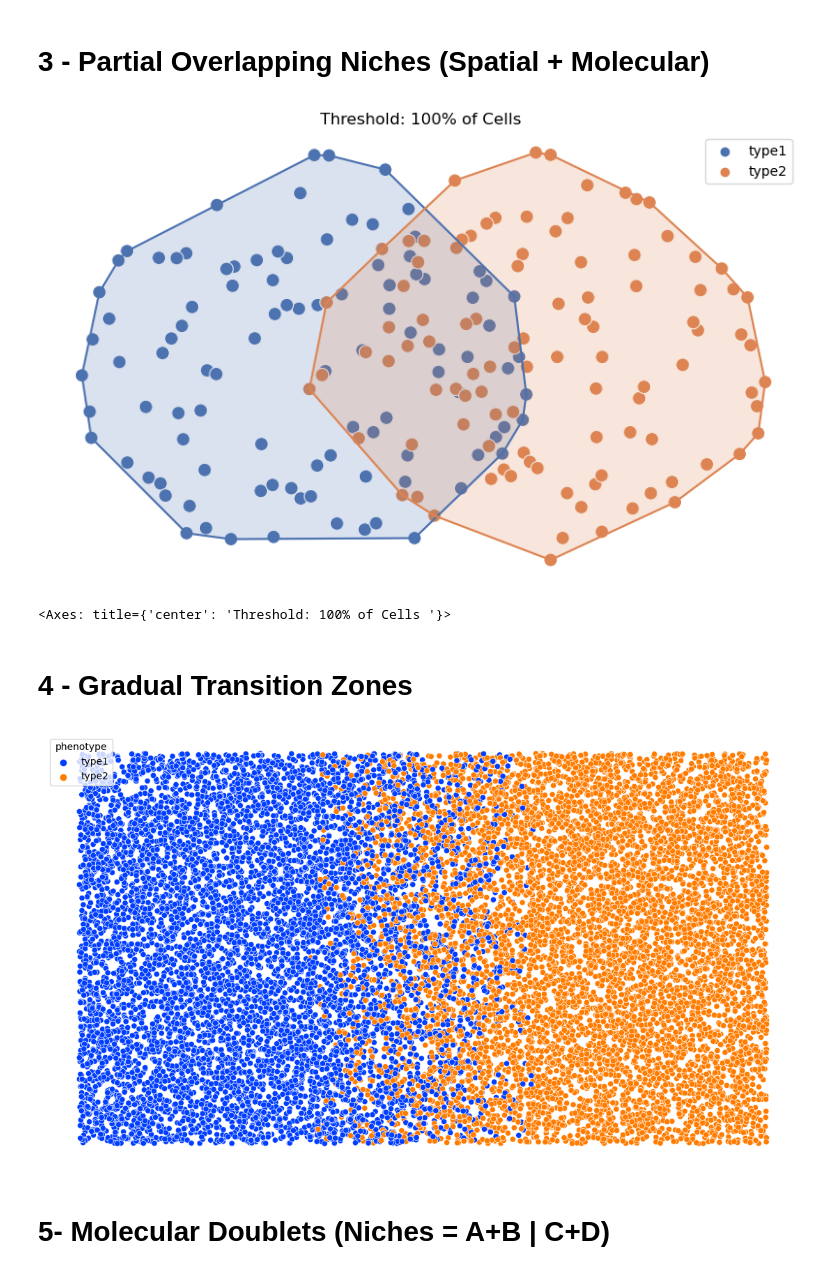
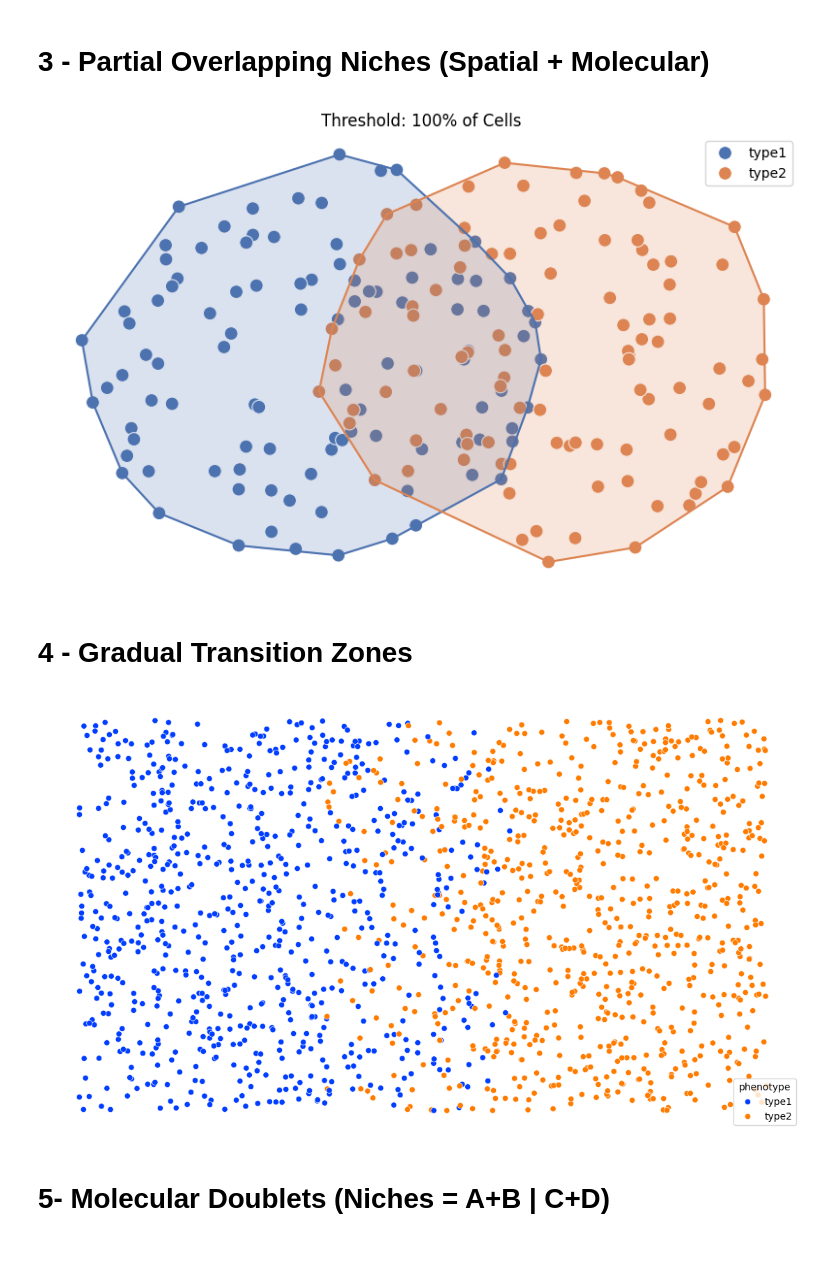
Before and after one commit to mouneem/Spatial-Omics-Networks-Benchmark-, a Jupyter notebook: pipelines/5 - 0 - Models for Niche Detection .ipynb, the cells around one changed output. Cells and saved outputs as stored; diff of their text form; code cells hidden in the pictures.

```diff
--- a/pipelines/5 - 0 - Models for Niche Detection .ipynb
+++ b/pipelines/5 - 0 - Models for Niche Detection .ipynb
@@ -119,13 +123,14 @@ df_type1 = generate_circle_points(center_type1, radius, num_points, 'type1')
 df_type2 = generate_circle_points(center_type2, radius, num_points, 'type2')
 
 # Combine the data into a single DataFrame
-df = pd.concat([df_type1, df_type2], ignore_index=True)
+overlap = pd.concat([df_type1, df_type2], ignore_index=True)
 
 var = 'phenotype'
-SpAn.plot_cells_with_hulls(df[['x','y']], df[var], quantile_threshold=1, alpha=0.2)
+SpAn.plot_cells_with_hulls(overlap[['x','y']], overlap[var], quantile_threshold=1, alpha=0.2)
+
+overlap.to_csv('../data/niche_simulations/overlap.csv')
 # %% [output]
-[figure, old version]
+[figure, new version]
-<Axes: title={'center': 'Threshold: 100% of Cells '}>
 # %% [markdown]
 # 4 - Gradual Transition Zones
 # %%
@@ -148,35 +153,37 @@ def generate_gradient_rectangle(x_start, y_start, width, height, num_points, phe
     phenotypes = []
 
     for xi in x:
         # Calculate the proportion of phenotype1 vs phenotype2 based on the x position
         proportion_type1 = (x_start + width - xi) / width
         if np.random.rand() < proportion_type1:
             phenotypes.append(phenotype1)
         else:
             phenotypes.append(phenotype2)
 
     return pd.DataFrame({'x': x, 'y': y, 'phenotype': phenotypes})
 
 # Parameters for the rectangles
 width = 20
 height = 10
-num_points = 5000
+num_points = 500
 
 # Generate points for each rectangle
 left_df = generate_rectangle_points(-width, 0, width, height, num_points, 'type1')
 gradient_df = generate_gradient_rectangle(0, 0, width, height, num_points, 'type1', 'type2')
 right_df = generate_rectangle_points(width, 0, width, height, num_points, 'type2')
 
 # Combine the data into a single DataFrame
 df = pd.concat([left_df, gradient_df, right_df], ignore_index=True)
 
 # Plot using seaborn
 plt.figure(figsize=(14, 8))
 sns.scatterplot(data=df, x='x', y='y', hue='phenotype', palette='bright')
 plt.axis('off')
 plt.show()
+
+df.to_csv('../data/niche_simulations/gradual.csv')
 # %% [output]
-[figure, old version]
+[figure, new version]
 # %% [markdown]
 # 5- Molecular Doublets (Niches = A+B | C+D)
 # %%
```
Also changed, not shown: parts of 6 cells of this notebook, 14 other files.
